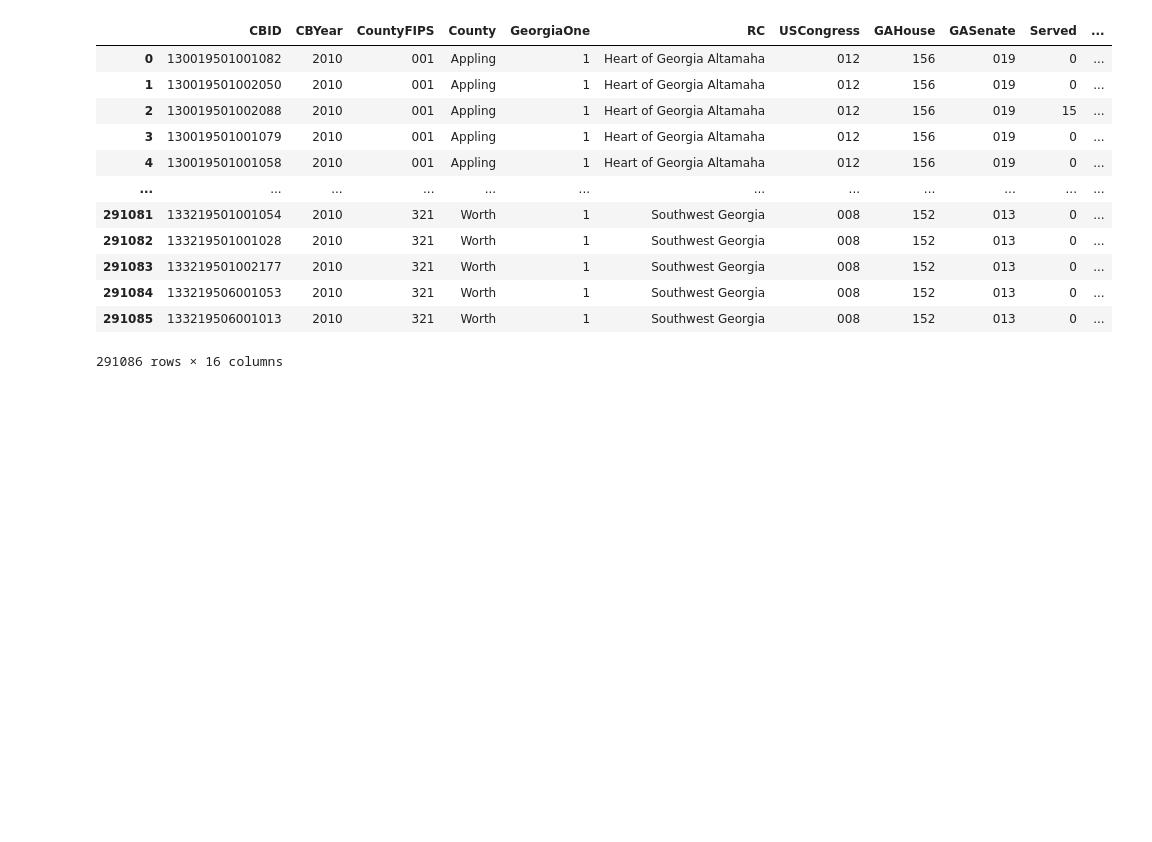
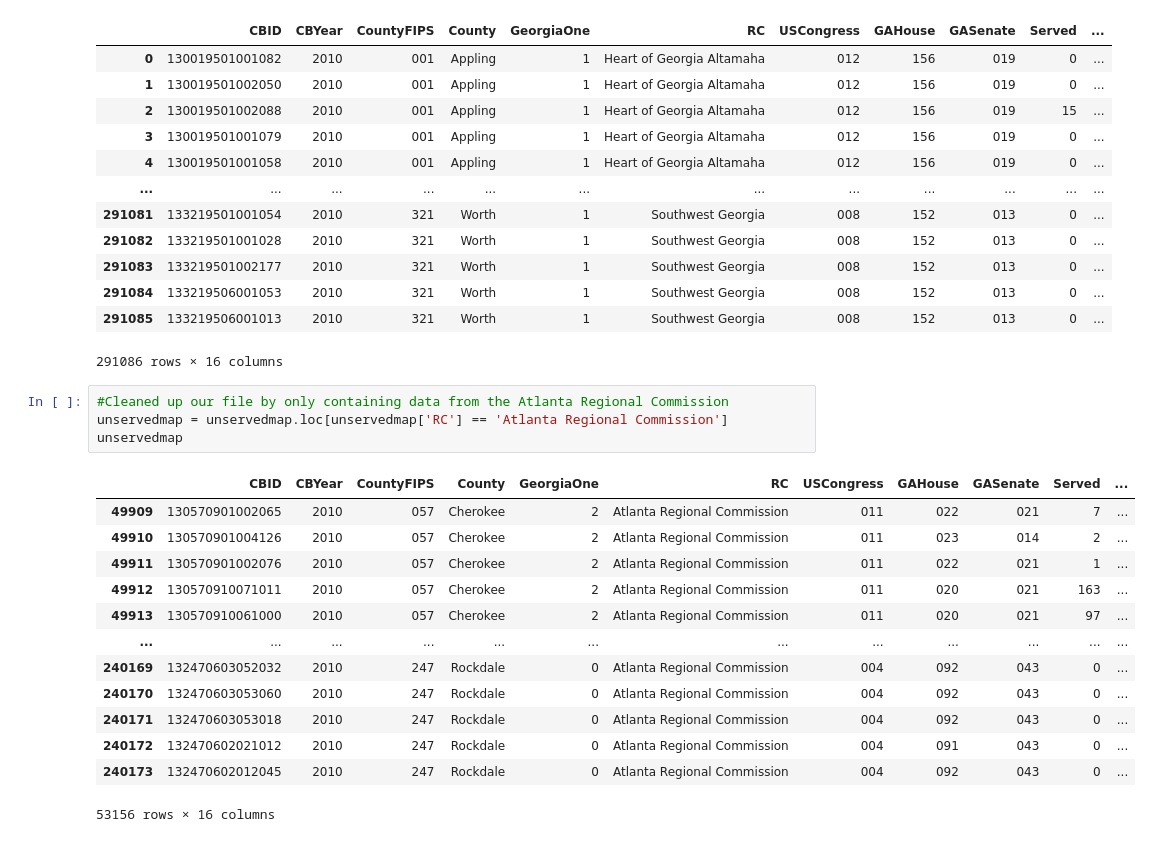
Before and after one commit to agutie22/Underserved-Internet-Access-Project, a Jupyter notebook: Internet_access.ipynb, the cells around one changed output. Saved outputs shown, nothing was run; the diff lists cells and outputs as text; blank space fills up the shorter version.

```diff
--- a/Internet_access.ipynb
+++ b/Internet_access.ipynb
@@ -78,6 +109,24 @@ unservedmap
 | 291084 | 133219506001053 | 2010 | 321 | Worth | 1 | Southwest Georgia | 008 | 152 | 013 | 0 | ... |
 | 291085 | 133219506001013 | 2010 | 321 | Worth | 1 | Southwest Georgia | 008 | 152 | 013 | 0 | ... |
 291086 rows × 16 columns
+# %%
+#Cleaned up our file by only containing data from the Atlanta Regional Commission
+unservedmap = unservedmap.loc[unservedmap['RC'] == 'Atlanta Regional Commission']
+unservedmap
+# %% [output]
+|  | CBID | CBYear | CountyFIPS | County | GeorgiaOne | RC | USCongress | GAHouse | GASenate | Served | ... |
+| 49909 | 130570901002065 | 2010 | 057 | Cherokee | 2 | Atlanta Regional Commission | 011 | 022 | 021 | 7 | ... |
+| 49910 | 130570901004126 | 2010 | 057 | Cherokee | 2 | Atlanta Regional Commission | 011 | 023 | 014 | 2 | ... |
+| 49911 | 130570901002076 | 2010 | 057 | Cherokee | 2 | Atlanta Regional Commission | 011 | 022 | 021 | 1 | ... |
+| 49912 | 130570910071011 | 2010 | 057 | Cherokee | 2 | Atlanta Regional Commission | 011 | 020 | 021 | 163 | ... |
+| 49913 | 130570910061000 | 2010 | 057 | Cherokee | 2 | Atlanta Regional Commission | 011 | 020 | 021 | 97 | ... |
+| ... | ... | ... | ... | ... | ... | ... | ... | ... | ... | ... | ... |
+| 240169 | 132470603052032 | 2010 | 247 | Rockdale | 0 | Atlanta Regional Commission | 004 | 092 | 043 | 0 | ... |
+| 240170 | 132470603053060 | 2010 | 247 | Rockdale | 0 | Atlanta Regional Commission | 004 | 092 | 043 | 0 | ... |
+| 240171 | 132470603053018 | 2010 | 247 | Rockdale | 0 | Atlanta Regional Commission | 004 | 092 | 043 | 0 | ... |
+| 240172 | 132470602021012 | 2010 | 247 | Rockdale | 0 | Atlanta Regional Commission | 004 | 091 | 043 | 0 | ... |
+| 240173 | 132470602012045 | 2010 | 247 | Rockdale | 0 | Atlanta Regional Commission | 004 | 092 | 043 | 0 | ... |
+53156 rows × 16 columns
 # %%
 #data carpentry, we are interested in focusing by county and seeing how many unique values each county has in each column
 unservedmap.groupby('County').nunique().sort_values('CBID')
```
Also changed, not shown: parts of 13 cells of this notebook.
